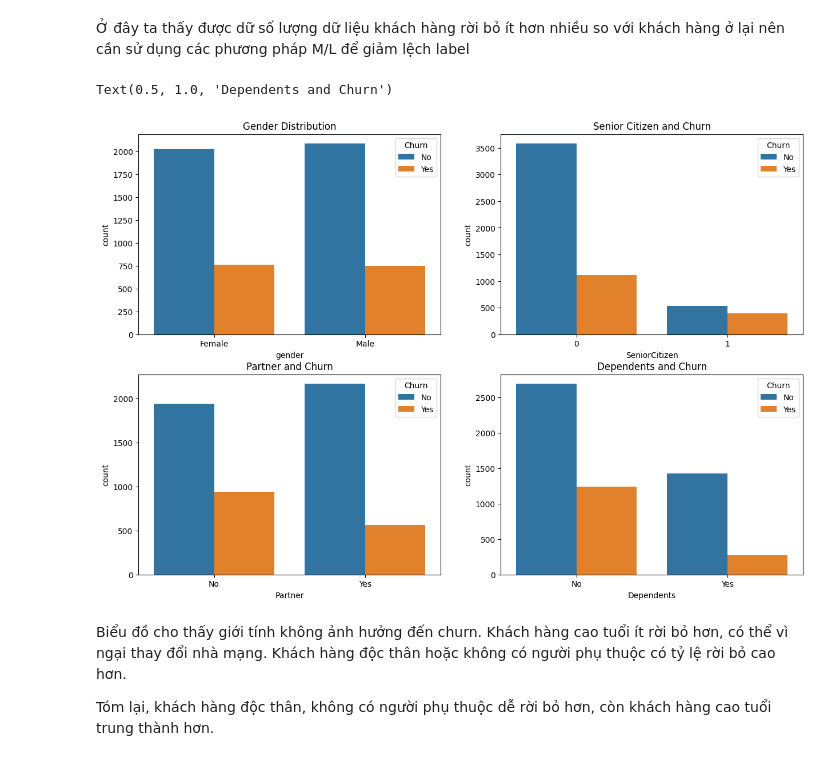
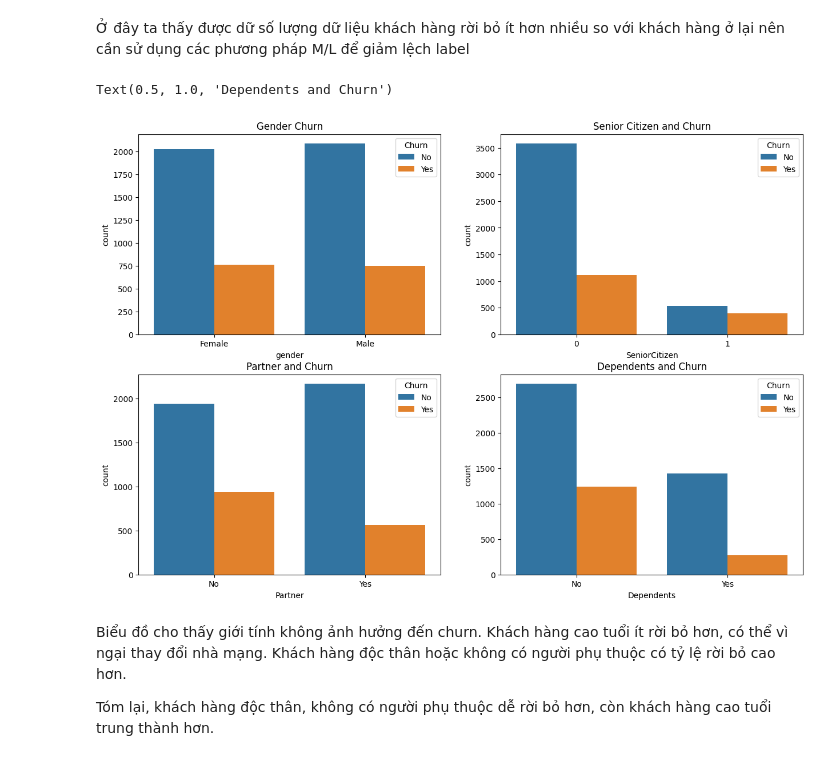
Before and after one commit to Phat-ops/custumers_churn, a Jupyter notebook: predict_custumer_churn.ipynb, the cells around one changed output. Cells and saved outputs as stored; diff of their text form; code cells hidden in the pictures.

```diff
--- a/predict_custumer_churn.ipynb
+++ b/predict_custumer_churn.ipynb
@@ -305,17 +304,17 @@ Text(0.5, 1.0, 'churn')
 # %%
 fig, ax = plt.subplots(2, 2, figsize=(15, 10))
 
 #Gender Distribution
-sns.countplot(x = x_train['gender'], hue = y_train, ax=ax[0,0],hue_order=["No",'Yes']).set_title('Gender Distribution')
+sns.countplot(x = x_train['gender'], hue = y_train, ax=ax[0,0],hue_order=["No",'Yes']).set_title('Gender Churn')
 #Senior Citizen Distribution
 sns.countplot(x = x_train['SeniorCitizen'], ax=ax[0,1], hue = y_train,hue_order=["No",'Yes']).set_title('Senior Citizen and Churn')
 #Partner Distribution
 sns.countplot( x = x_train['Partner'], ax=ax[1,0], hue = y_train,hue_order=["No",'Yes']).set_title('Partner and Churn')
 #Dependents Distribution
 sns.countplot(x = x_train['Dependents'], ax=ax[1,1], hue = y_train,hue_order=["No",'Yes']).set_title('Dependents and Churn')
 # %% [output]
 Text(0.5, 1.0, 'Dependents and Churn')
-[figure, old version]
+[figure, new version]
 # %% [markdown]
 Biểu đồ cho thấy giới tính không ảnh hưởng đến churn. Khách hàng cao tuổi ít rời bỏ hơn, có thể vì ngại thay đổi nhà mạng. Khách hàng độc thân hoặc không có người phụ thuộc có tỷ lệ rời bỏ cao hơn.
 
```
Also changed, not shown: parts of 20 cells of this notebook, 4 other files.
